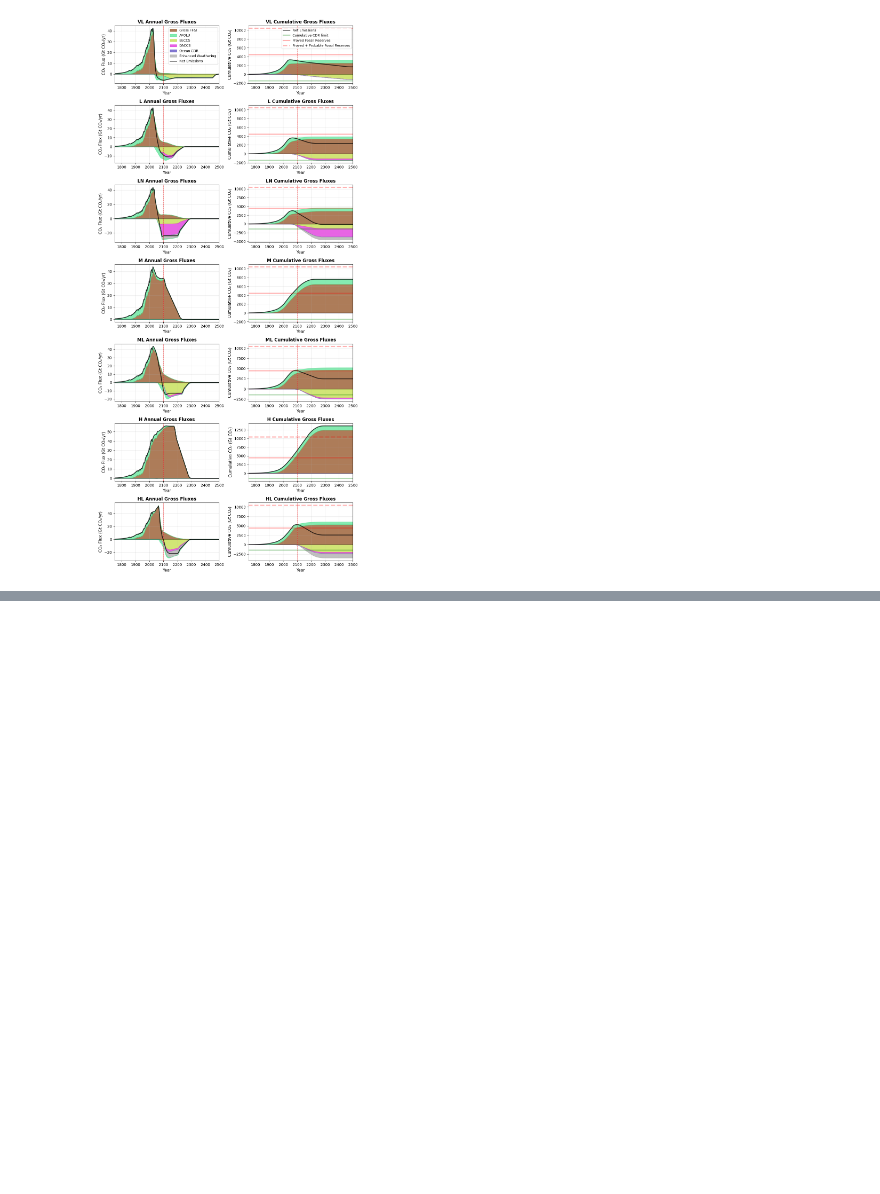
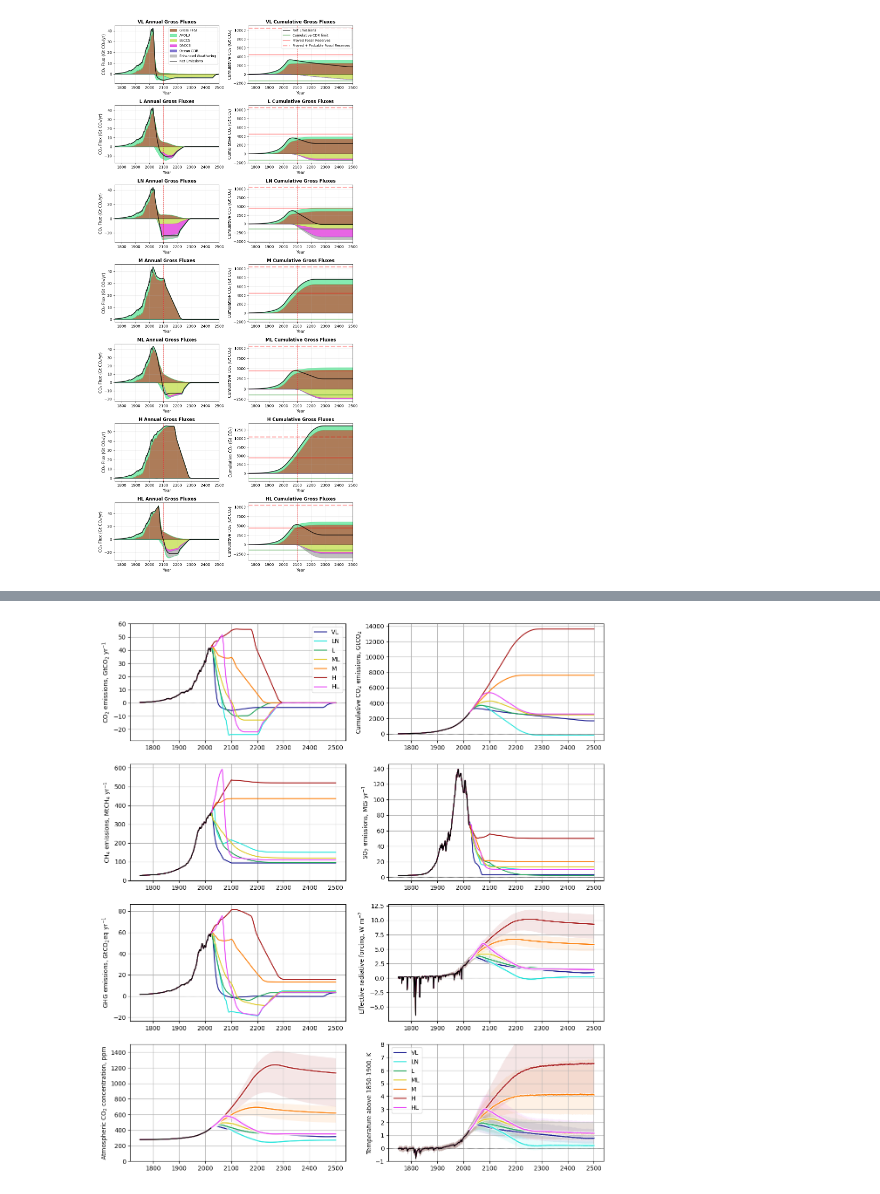
Before and after one commit to benmsanderson/scenariomip-paper-plots, a Jupyter notebook: notebooks/0505_extensions_plotting.ipynb, the cells around one changed output, grey strips where cells are left out. Saved outputs shown, nothing was run; the diff lists cells and outputs as text; code cells hidden in the pictures; blank space fills up the shorter version.

```diff
--- a/notebooks/0505_extensions_plotting.ipynb
+++ b/notebooks/0505_extensions_plotting.ipynb
@@ -223,0 +381,100 @@ Saved /Users/bensan/ScenarioMIP_final/plots/co2_extensions_with_history.png
+# %%
+fig, ax = plt.subplots(nrows=4, ncols=2, figsize=(14, 16))
+ax = ax.flatten()
+hist_slice = slice(0, 273)
+
+# Panel 0: annual CO2
+for scenario in scenarios:
+    co2_total = emissions.sel(scenario=scenario, specie="CO2 FFI") + emissions.sel(scenario=scenario, specie="CO2 AFOLU")
+    ax[0].plot(timepoints, co2_total, label=scenario, color=scenario_colors[scenario])
+ax[0].plot(timepoints[hist_slice], co2_total[hist_slice], color="k")
+ax[0].set_ylabel("CO$_2$ emissions, GtCO$_2$ yr$^{-1}$")
+ax[0].legend()
+
+# Panel 1: cumulative CO2
+for scenario in scenarios:
+    co2_total = emissions.sel(scenario=scenario, specie="CO2 FFI") + emissions.sel(scenario=scenario, specie="CO2 AFOLU")
+    ax[1].plot(timepoints, co2_total.cumsum(), color=scenario_colors[scenario])
+ax[1].plot(timepoints[hist_slice], co2_total.cumsum()[hist_slice], color="k")
+ax[1].set_ylabel("Cumulative CO$_2$ emissions, GtCO$_2$")
+
+# Panel 2: CH4
+for scenario in scenarios:
+    ax[2].plot(timepoints, emissions.sel(scenario=scenario, specie="CH4"), color=scenario_colors[scenario])
+ax[2].plot(timepoints[hist_slice], emissions.sel(scenario=scenarios[-1], specie="CH4")[hist_slice], color="k")
+ax[2].set_ylabel("CH$_4$ emissions, MtCH$_4$ yr$^{-1}$")
+
+# Panel 3: SO2
+for scenario in scenarios:
+    ax[3].plot(timepoints, emissions.sel(scenario=scenario, specie="Sulfur"), color=scenario_colors[scenario])
+ax[3].plot(timepoints[hist_slice], emissions.sel(scenario=scenarios[-1], specie="Sulfur")[hist_slice], color="k")
+ax[3].set_ylabel("SO$_2$ emissions, MtS yr$^{-1}$")
+
+# Panel 4: GHG (CO2e)
+for scenario in scenarios:
+    ax[4].plot(timepoints, co2e.sel(scenario=scenario) / 1e6, color=scenario_colors[scenario])
+ax[4].plot(timepoints[hist_slice], co2e.sel(scenario=scenarios[-1])[hist_slice] / 1e6, color="k")
+ax[4].set_ylabel("GHG emissions, GtCO$_2$eq yr$^{-1}$")
+
+# Panel 5: effective radiative forcing
+for scenario in scenarios:
+    fs = forcing_sum.sel(scenario=scenario)
+    ax[5].fill_between(
+        timebounds, fs.quantile(0.05, dim="config"), fs.quantile(0.95, dim="config"),
+        color=scenario_colors[scenario], lw=0, alpha=0.1,
+    )
+    ax[5].plot(
+        timebounds[274:], fs.median(dim="config")[274:],
+        path_effects=[pe.Stroke(linewidth=4, foreground="w", alpha=0.8), pe.Normal()],
+        color=scenario_colors[scenario],
+    )
+    ax[5].plot(timebounds, fs.median(dim="config"), color=scenario_colors[scenario])
+ax[5].plot(timebounds[hist_slice], fs.median(dim="config")[hist_slice], color="k")
+ax[5].set_ylabel("Effective radiative forcing, W m$^{-2}$")
+
+# Panel 6: CO2 concentration
+for scenario in scenarios:
+    co2c = co2_concentration.sel(scenario=scenario)
+    ax[6].fill_between(
+        timebounds, co2c.quantile(0.05, dim="config"), co2c.quantile(0.95, dim="config"),
+        color=scenario_colors[scenario], lw=0, alpha=0.1,
+    )
+    ax[6].plot(
+        timebounds[274:], co2c.median(dim="config")[274:],
+        path_effects=[pe.Stroke(linewidth=5, foreground="w", alpha=0.8), pe.Normal()],
+        color=scenario_colors[scenario],
+    )
+    ax[6].plot(timebounds, co2c.median(dim="config"), color=scenario_colors[scenario])
+ax[6].plot(timebounds[hist_slice], co2c.median(dim="config")[hist_slice], color="k")
+ax[6].axhline(0, ls=":", color="k", lw=0.5)
+ax[6].set_ylabel("Atmospheric CO$_2$ concentration, ppm")
+ax[6].set_ylim(0, 1500)
+
+# Panel 7: temperature anomaly (vs 1850-1900)
+for scenario in scenarios:
+    ta = temperature_anom.sel(scenario=scenario)
+    ax[7].fill_between(
+        timebounds, ta.quantile(0.05, dim="config"), ta.quantile(0.95, dim="config"),
+        color=scenario_colors[scenario], lw=0, alpha=0.1,
+    )
+    ax[7].plot(
+        timebounds[274:], ta.median(dim="config")[274:],
+        path_effects=[pe.Stroke(linewidth=4, foreground="w", alpha=0.8), pe.Normal()],
+        color=scenario_colors[scenario],
+    )
+    ax[7].plot(timebounds, ta.median(dim="config"), label=scenario, color=scenario_colors[scenario])
+ax[7].plot(timebounds[hist_slice], ta.median(dim="config")[hist_slice], color="k")
+ax[7].axhline(0, ls=":", color="k", lw=0.5)
+ax[7].set_ylabel("Temperature above 1850-1900, K")
+ax[7].set_ylim(-1, 8)
+ax[7].legend()
+
+for a in ax:
+    a.axhline(ls=":", color="k", lw=0.5)
+    a.grid()
+
+fig.savefig(PLOTS_DIR / "extensions.png", dpi=600, bbox_inches="tight")
+fig.savefig(PLOTS_DIR / "extensions.pdf", format="pdf", bbox_inches="tight")
+plt.show()
+# %% [output]
+[figure, added]
```
Also changed, not shown: parts of 23 cells of this notebook, 12 other files.
